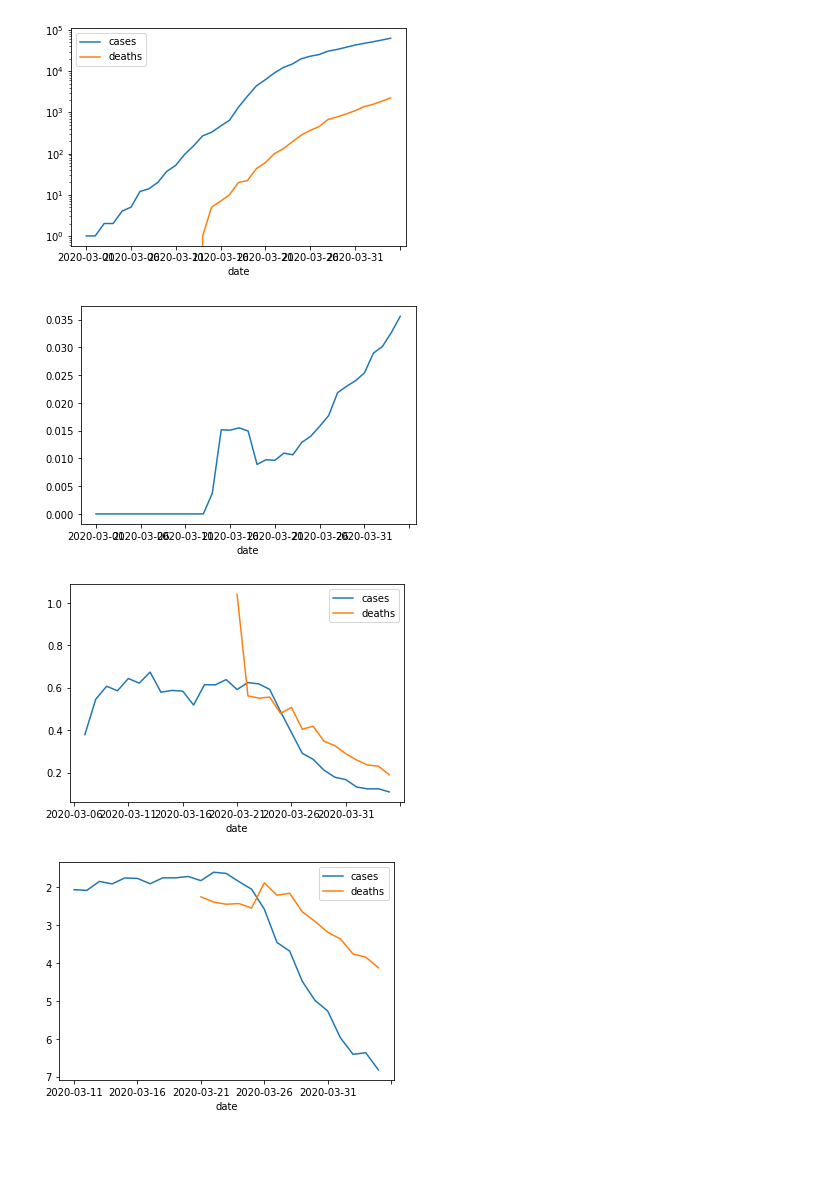
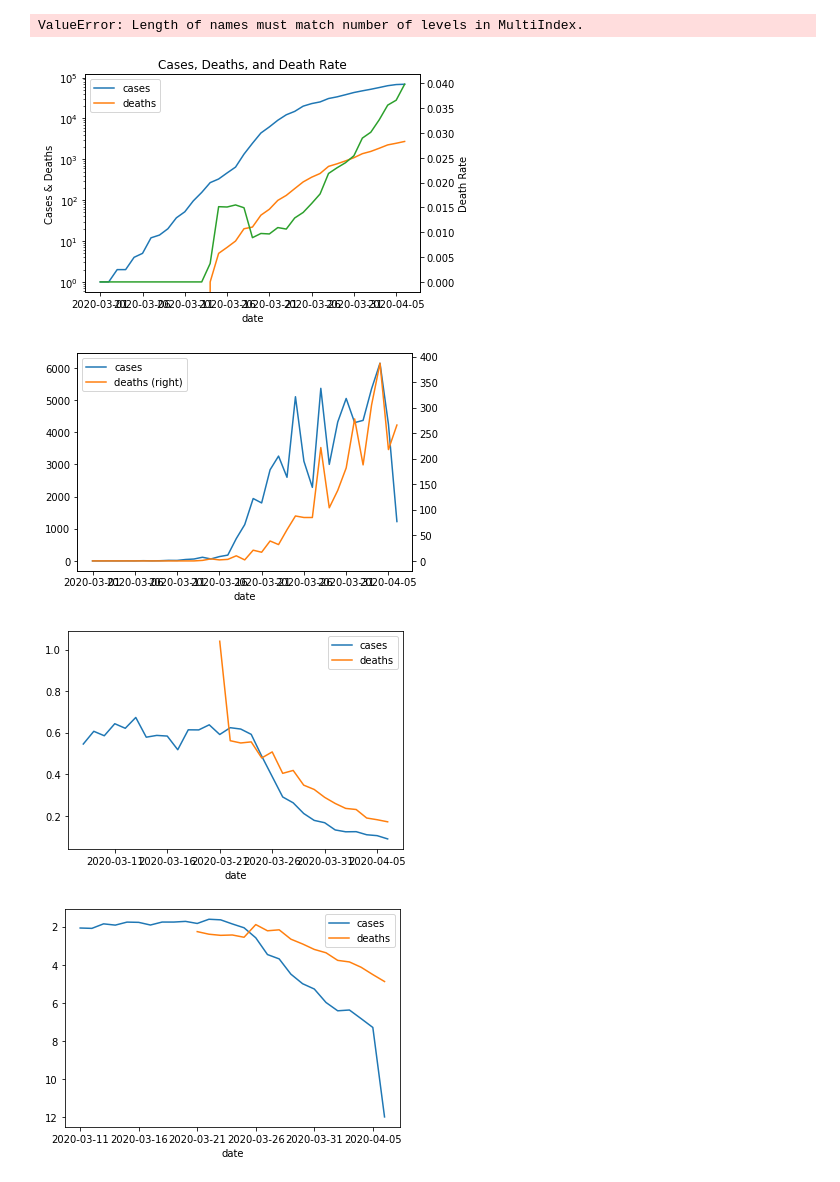
Before and after one commit to shapirok/covidAnalysis, a Jupyter notebook: CovidAnalysis.ipynb, the cells around one changed output. Drawn from its saved outputs; the diff is of its cells as text; code cells hidden in the pictures; blank space fills up the shorter version.

```diff
--- a/CovidAnalysis.ipynb
+++ b/CovidAnalysis.ipynb
@@ -7,13 +7,21 @@ import matplotlib.pyplot as plt
 url = 'https://raw.githubusercontent.com/nytimes/covid-19-data/master/us-counties.csv'
 
 covidCases = pd.read_csv(url).drop(columns=['fips']).set_index(['state','county','date']).sort_index()
+covidCasesByCounty = covidCases
+covidCasesByCounty.index = covidCases.index.map(lambda index: ((index[1]+", " + index[0],index[2])))
+covidCasesByState = covidCases.groupby(['state','date']).sum()
+covidCasesWholeCountry = covidCases.groupby(['date']).sum()
 covidCases.head
+# %% [output]
+ValueError: Length of names must match number of levels in MultiIndex.
 # %%
 def getDeathRate(deaths, cases):
     if cases <= 0: return np.NaN
     else: return deaths / cases
 
 crudeDeathRate = covidCases.apply(lambda row: getDeathRate(row.deaths,row.cases), axis = 1)
+
+changes = covidCases.diff(1)
 
 pctChanges = covidCases.pct_change(1)
 
@@ -25,12 +33,17 @@ def getDoublingTimeFromPctChange(pctChange):
 doublingTimes = pctChanges.applymap(getDoublingTimeFromPctChange)
 # %%
 location = ('New York','New York City')
-covidCases.loc[location].plot(logy=True)
-crudeDeathRate.loc[location].plot(ax=plt.subplots()[1])
+casePlot = covidCases.loc[location].plot(logy=True)
+casePlot.set_title('Cases, Deaths, and Death Rate')
+casePlot.set_ylabel('Cases & Deaths')
+crudeDeathRate.loc[location].plot(secondary_y=True, label = 'death rate')
+casePlot.right_ax.set_ylabel('Death Rate')
+changePlot = changes.loc[location].plot(secondary_y=['deaths'])
+changes
 pctChanges.loc[location].rolling(7).mean().plot()
 doublingTimes.loc[location].rolling(7).mean().plot().invert_yaxis()
 # %% [output]
-[figure, old version]
+[figure, new version]
-[figure, old version]
+[figure, new version]
-[figure, old version]
+[figure, new version]
-[figure, old version]
+[figure, new version]
```
